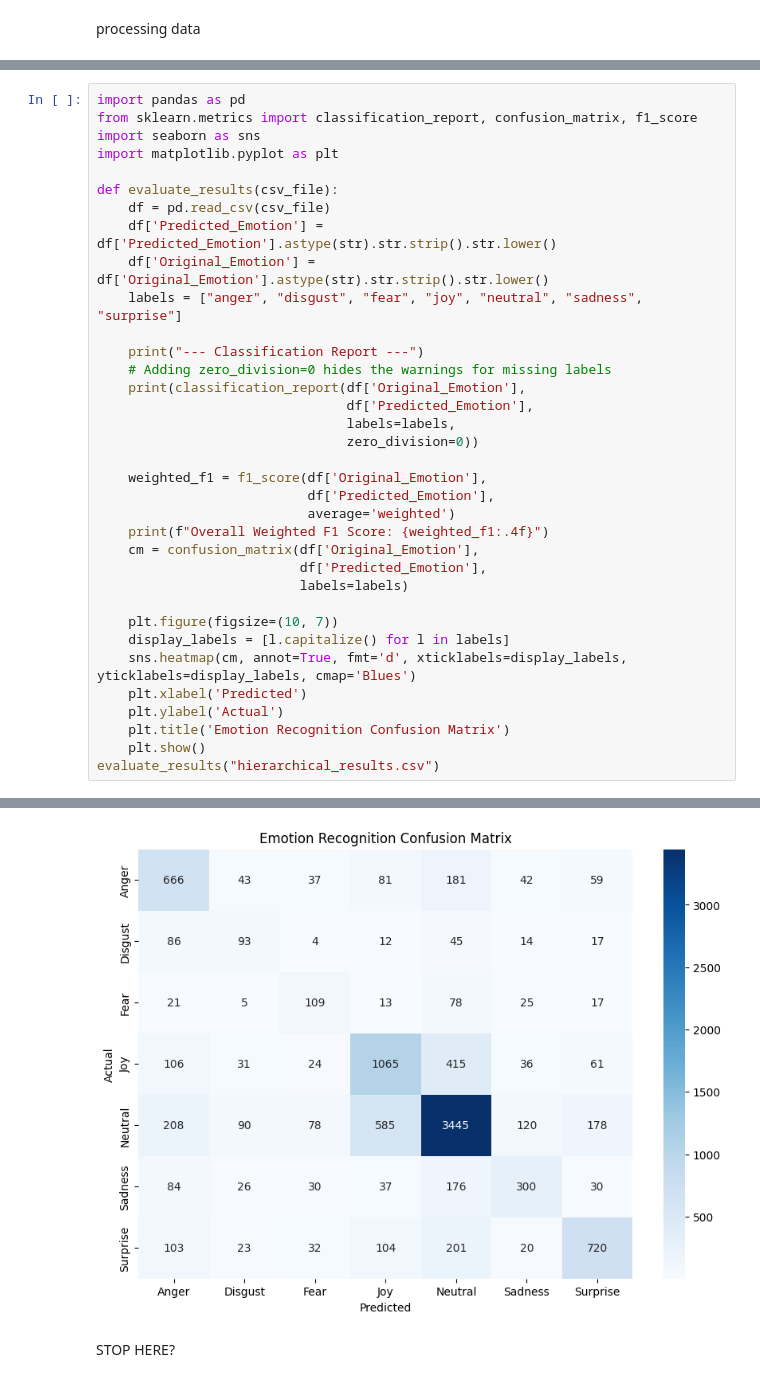
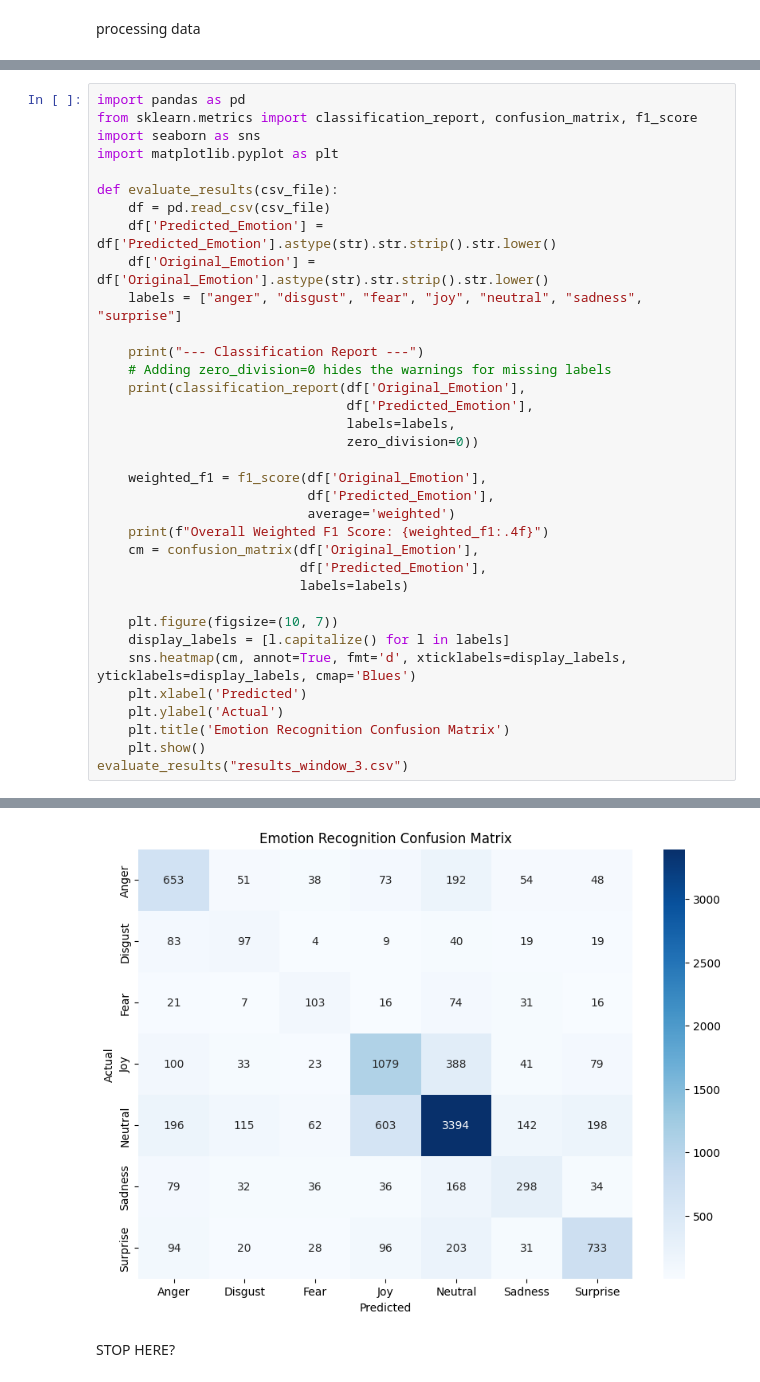
Before and after one commit to philhelenina/SenticCrystal, a Jupyter notebook: scripts/MELD/2BIOSErcTesting.ipynb, the cells around one changed output, grey strips where cells are left out. Cells and saved outputs as stored; diff of their text form.

```diff
--- a/scripts/MELD/2BIOSErcTesting.ipynb
+++ b/scripts/MELD/2BIOSErcTesting.ipynb
@@ -169,7 +270,7 @@ def evaluate_results(csv_file):
     plt.ylabel('Actual')
     plt.title('Emotion Recognition Confusion Matrix')
     plt.show()
-evaluate_results("hierarchical_results.csv")
+evaluate_results("results_window_3.csv")
 # %% [output]
 --- Classification Report ---
               precision    recall  f1-score   support
@@ -190,3 +291,3 @@ Overall Weighted F1 Score: 0.6435
-[figure, old version]
+[figure, new version]
 # %% [markdown]
 STOP HERE?
```
Also changed, not shown: parts of 6 cells of this notebook, 1 other file.
